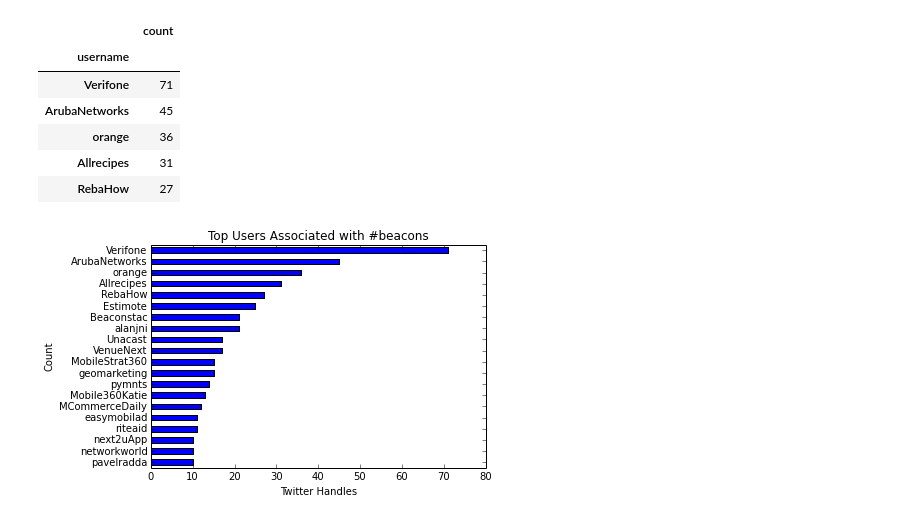
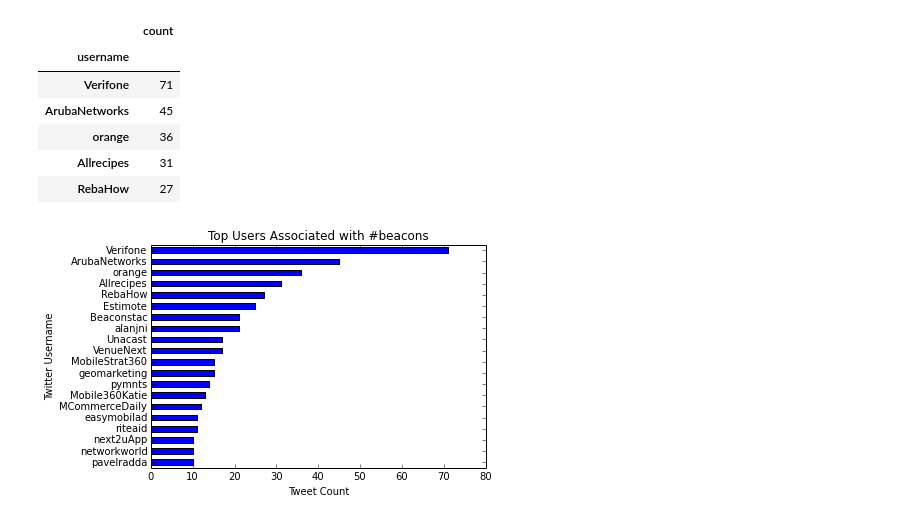
Before and after one commit to Sahanduiuc/twit_sentiment, a Jupyter notebook: tweet_and_sentiment_analysis_beacons.ipynb, the cells around one changed output. Cells and saved outputs as stored; diff of their text form; code cells hidden in the pictures.

Commit message:
updated username graph

```diff
--- a/tweet_and_sentiment_analysis_beacons.ipynb
+++ b/tweet_and_sentiment_analysis_beacons.ipynb
@@ -189,8 +189,8 @@ dfu.head()
 # %%
 my_plotu = dfu.head(20)
 my_plotu = my_plotu.sort('count').plot(kind = 'barh', legend = None, title = 'Top Users Associated with #beacons')
-my_plotu.set_xlabel('Twitter Handles')
-my_plotu.set_ylabel('Count')
+my_plotu.set_xlabel('Tweet Count')
+my_plotu.set_ylabel('Twitter Username')
 plt.show()
 # %% [output]
-[figure, old version]
+[figure, new version]
```
Also changed, not shown: parts of 1 cell of this notebook, 2 other files.
